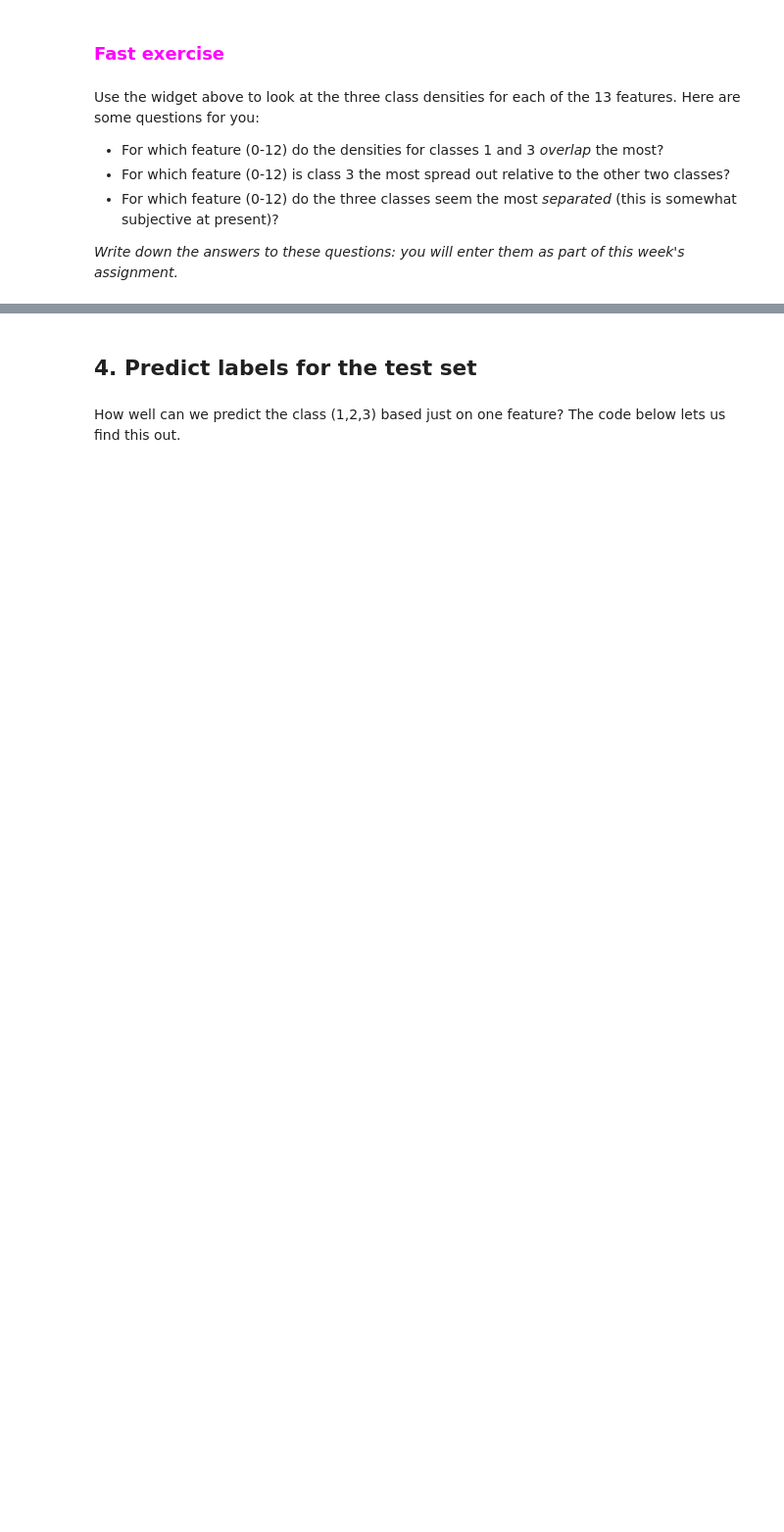
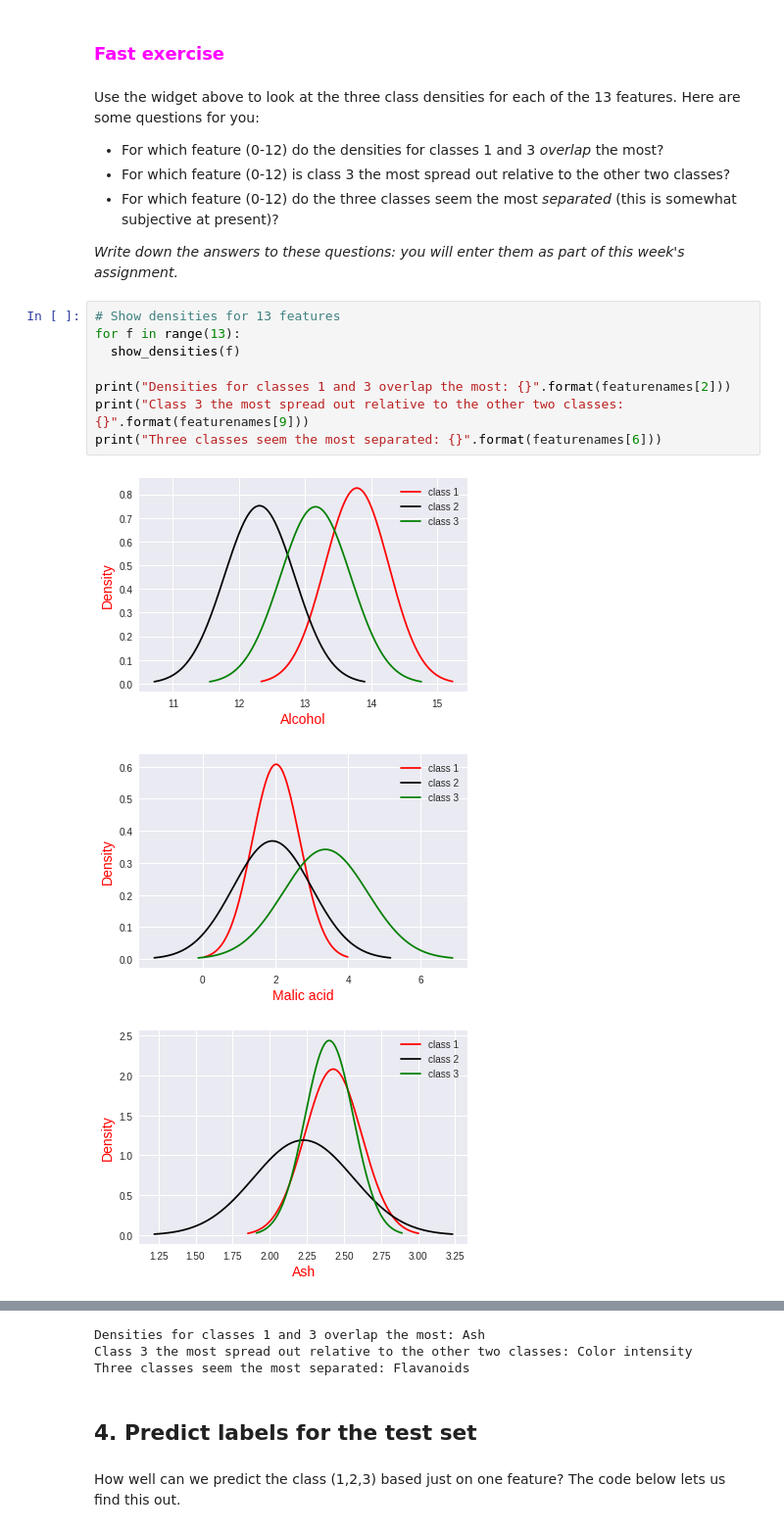
Before and after one commit to vinneenguyen/ucsdx-machine-learning-fundamentals, a Jupyter notebook: Week 02 Generative Modeling I/winery-univariate/winery-classification-univariate.ipynb, the cells around one changed output, grey strips where cells are left out. Shown: that part at 98% size. Drawn from its saved outputs; the diff is of its cells as text; blank space fills up the shorter version.

```diff
--- a/Week 02 Generative Modeling I/winery-univariate/winery-classification-univariate.ipynb
+++ b/Week 02 Generative Modeling I/winery-univariate/winery-classification-univariate.ipynb
@@ -203,3 +222,15 @@ Use the widget above to look at the three class densities for each of the 13 fea
 * For which feature (0-12) do the three classes seem the most *separated* (this is somewhat subjective at present)?
 
 *Write down the answers to these questions: you will enter them as part of this week's assignment.*
+# %%
+# Show densities for 13 features
+for f in range(13):
+  show_densities(f)
+
+print("Densities for classes 1 and 3 overlap the most: {}".format(featurenames[2]))
+print("Class 3 the most spread out relative to the other two classes: {}".format(featurenames[9]))
+print("Three classes seem the most separated: {}".format(featurenames[6]))
+# %% [output]
+[figure, added]
+[figure, added]
+[figure, added]
@@ -206,3 +247,6 @@ Use the widget above to look at the three class densities for each of the 13 fea
+Densities for classes 1 and 3 overlap the most: Ash
+Class 3 the most spread out relative to the other two classes: Color intensity
+Three classes seem the most separated: Flavanoids
 # %% [markdown]
 ## 4. Predict labels for the test set
 # %% [markdown]
```
Also changed, not shown: parts of 11 cells of this notebook.
